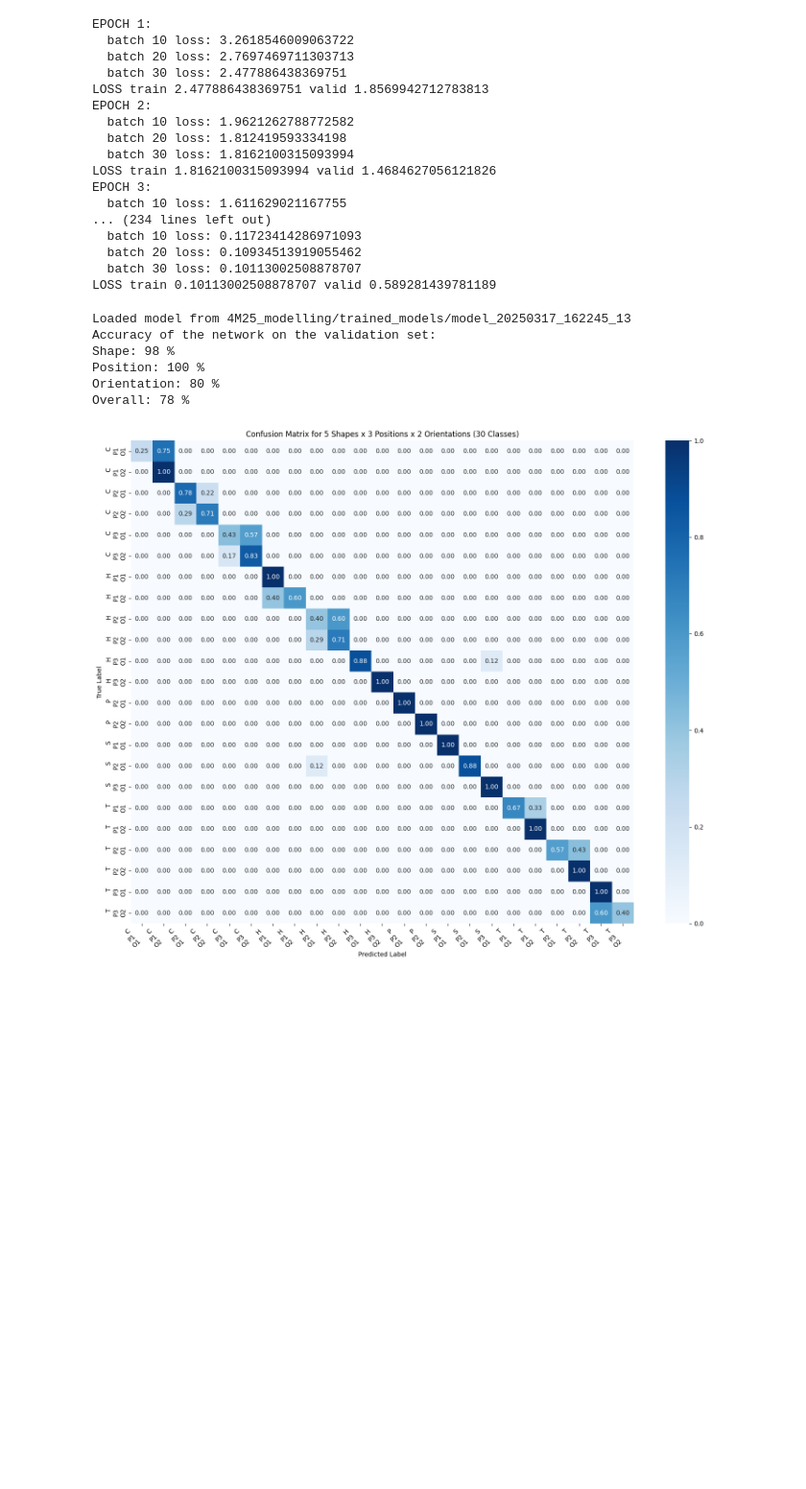
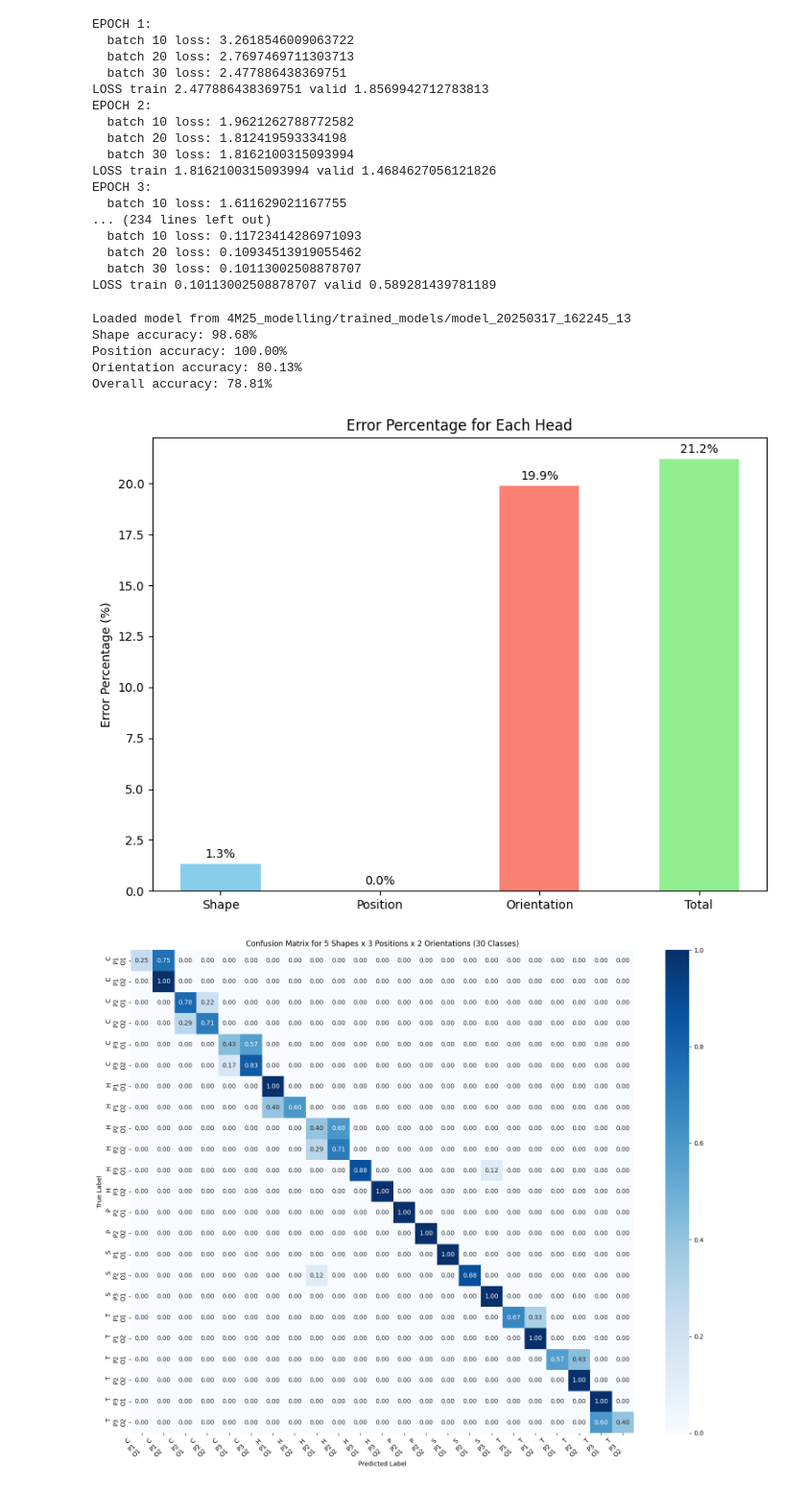
Before and after one commit to DhruvTrehan03/Soft-Tactile-Sensing-For-Robotic-Manipulation, a Jupyter notebook: 4M25_modelling/training.ipynb, the cells around one changed output. Shown: that part at 96% size. Saved outputs shown, nothing was run; the diff lists cells and outputs as text; code cells hidden in the pictures; blank space fills up the shorter version.

Commit message:
bar chart

```diff
--- a/4M25_modelling/training.ipynb
+++ b/4M25_modelling/training.ipynb
@@ -223,43 +223,79 @@ total = 0
 test_dataloader = DataLoader(val_dataset, batch_size = 1, shuffle = True) # create dataloader for validation dataset
 
 with torch.no_grad():
     for data in test_dataloader:
         readings, labels = data
         readings = readings.to(device)
         labels = labels.to(device)
         shape_labels = labels[:, 0]
         position_labels = labels[:, 1]
         orientation_labels = labels[:, 2]
 
         shape_logits, position_logits, orientation_logits = model(readings)
 
         _, shape_pred = torch.max(shape_logits, 1)
         _, position_pred = torch.max(position_logits, 1)
         _, orientation_pred = torch.max(orientation_logits, 1)
 
         total += labels.size(0)
 
         # evalute for each head and overall
         correct_shape += (shape_pred == shape_labels).sum().item()
         correct_pos += (position_pred == position_labels).sum().item()
         correct_or += (orientation_pred == orientation_labels).sum().item()
 
         # overall accuracy
         correct_total += ((shape_pred == shape_labels) & (position_pred == position_labels) & (orientation_pred == orientation_labels)).sum().item()
 
 # print accuracy for each head and overall
-print('Accuracy of the network on the validation set:')
-print('Shape: %d %%' % (100 * correct_shape / total))
-print('Position: %d %%' % (100 * correct_pos / total))
-print('Orientation: %d %%' % (100 * correct_or / total))
-print('Overall: %d %%' % (100 * correct_total / total))
+acc_shape = 100 * correct_shape / total
+acc_pos = 100 * correct_pos / total
+acc_or = 100 * correct_or / total
+
+acc_total = 100 * correct_total / total
+
+print(f'Shape accuracy: {acc_shape:.2f}%')
+print(f'Position accuracy: {acc_pos:.2f}%')
+print(f'Orientation accuracy: {acc_or:.2f}%')
+print(f'Overall accuracy: {acc_total:.2f}%')
+
+# Plot the error percentages for each head
+# Define the heads and their error percentages
+heads = ['Shape', 'Position', 'Orientation', 'Total']
+error_percentages = [100 - acc_shape, 100 - acc_pos, 100 - acc_or, 100 - acc_total]
+
+# X-axis positions for the bars
+x = np.arange(len(heads))
+width = 0.5
+
+# Create the bar chart
+fig, ax = plt.subplots(figsize=(8, 6))
+bars = ax.bar(x, error_percentages, width, color=['skyblue', 'steelblue', 'salmon', 'lightgreen'])
+
+# Add labels above each bar indicating the error percentage
+for bar in bars:
+    height = bar.get_height()
+    ax.annotate(f'{height:.1f}%',
+                xy=(bar.get_x() + bar.get_width() / 2, height),
+                xytext=(0, 3),  # 3 points vertical offset
+                textcoords="offset points",
+                ha='center', va='bottom')
+
+# Set labels and title
+ax.set_ylabel('Error Percentage (%)')
+ax.set_title('Error Percentage for Each Head')
+ax.set_xticks(x)
+ax.set_xticklabels(heads)
+
+plt.tight_layout()
+plt.show()
 # %% [output]
 Loaded model from 4M25_modelling/trained_models/model_20250317_162245_13
-Accuracy of the network on the validation set:
-Shape: 98 %
-Position: 100 %
-Orientation: 80 %
-Overall: 78 %
+Shape accuracy: 98.68%
+Position accuracy: 100.00%
+Orientation accuracy: 80.13%
+Overall accuracy: 78.81%
+[figure, added]
 # %%
 import numpy as np
 import matplotlib.pyplot as plt
```
Also changed, not shown: 1 other file.
